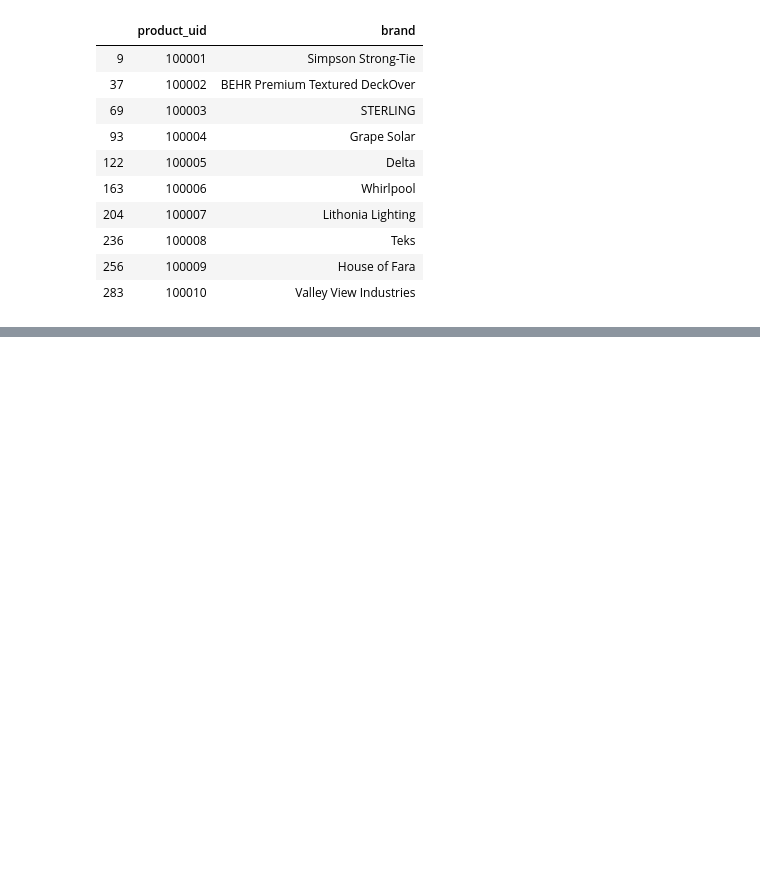
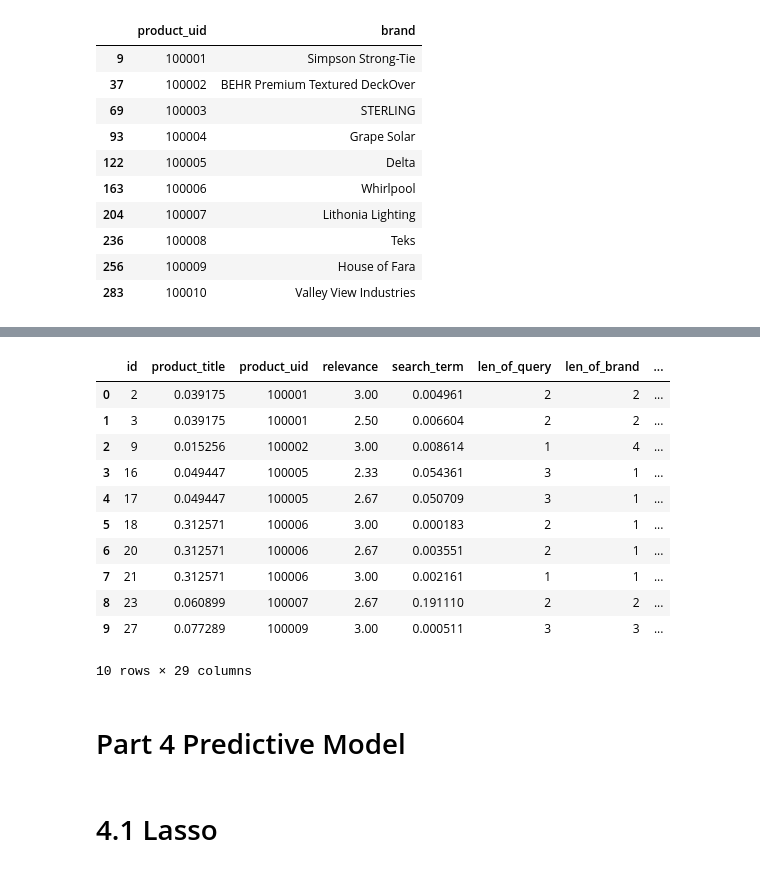
Before and after one commit to Edwardkang1004/Springboard, a Jupyter notebook: Capstone Project 2/Capstone Project 2.ipynb, the cells around one changed output, grey strips where cells are left out. Drawn from its saved outputs; the diff is of its cells as text; code cells hidden in the pictures; blank space fills up the shorter version.

```diff
--- a/Capstone Project 2/Capstone Project 2.ipynb
+++ b/Capstone Project 2/Capstone Project 2.ipynb
@@ -327,0 +3790,11 @@ df_all.head(10)
+# %%
+tfidf = TfidfVectorizer(ngram_range=(1, 2), stop_words='english') #stop words
+svd = TruncatedSVD(n_components=100, random_state = 2019)
+# %%
+pipe = Pipeline(steps=[('tfidf', tfidf), ('svd', svd)])
+# %%
+df_all["product_title"]=pipe.fit_transform(df_all["product_title"])
+df_all["search_term"]=pipe.fit_transform(df_all["search_term"])
+df_all["prod_desc_merge"]=pipe.fit_transform(df_all["prod_desc_merge"])
+# %%
+df_all = df_all.drop(['attr','product_info','brand', 'attribute','product_description'],axis=1)
@@ -327,0 +3803,17 @@ df_all.head(10)
+# %%
+df_all.head(10)
+# %% [output]
+|  | id | product_title | product_uid | relevance | search_term | len_of_query | len_of_brand | ... |
+| 0 | 2 | 0.039175 | 100001 | 3.00 | 0.004961 | 2 | 2 | ... |
+| 1 | 3 | 0.039175 | 100001 | 2.50 | 0.006604 | 2 | 2 | ... |
+| 2 | 9 | 0.015256 | 100002 | 3.00 | 0.008614 | 1 | 4 | ... |
+| 3 | 16 | 0.049447 | 100005 | 2.33 | 0.054361 | 3 | 1 | ... |
+| 4 | 17 | 0.049447 | 100005 | 2.67 | 0.050709 | 3 | 1 | ... |
+| 5 | 18 | 0.312571 | 100006 | 3.00 | 0.000183 | 2 | 1 | ... |
+| 6 | 20 | 0.312571 | 100006 | 2.67 | 0.003551 | 2 | 1 | ... |
+| 7 | 21 | 0.312571 | 100006 | 3.00 | 0.002161 | 1 | 1 | ... |
+| 8 | 23 | 0.060899 | 100007 | 2.67 | 0.191110 | 2 | 2 | ... |
+| 9 | 27 | 0.077289 | 100009 | 3.00 | 0.000511 | 3 | 3 | ... |
+10 rows × 29 columns
+# %% [markdown]
+# Part 4 Predictive Model
@@ -327,0 +3838,2 @@ df_all.head(10)
+# %% [markdown]
+# 4.1 Lasso
```
Also changed, not shown: parts of 87 cells of this notebook.
